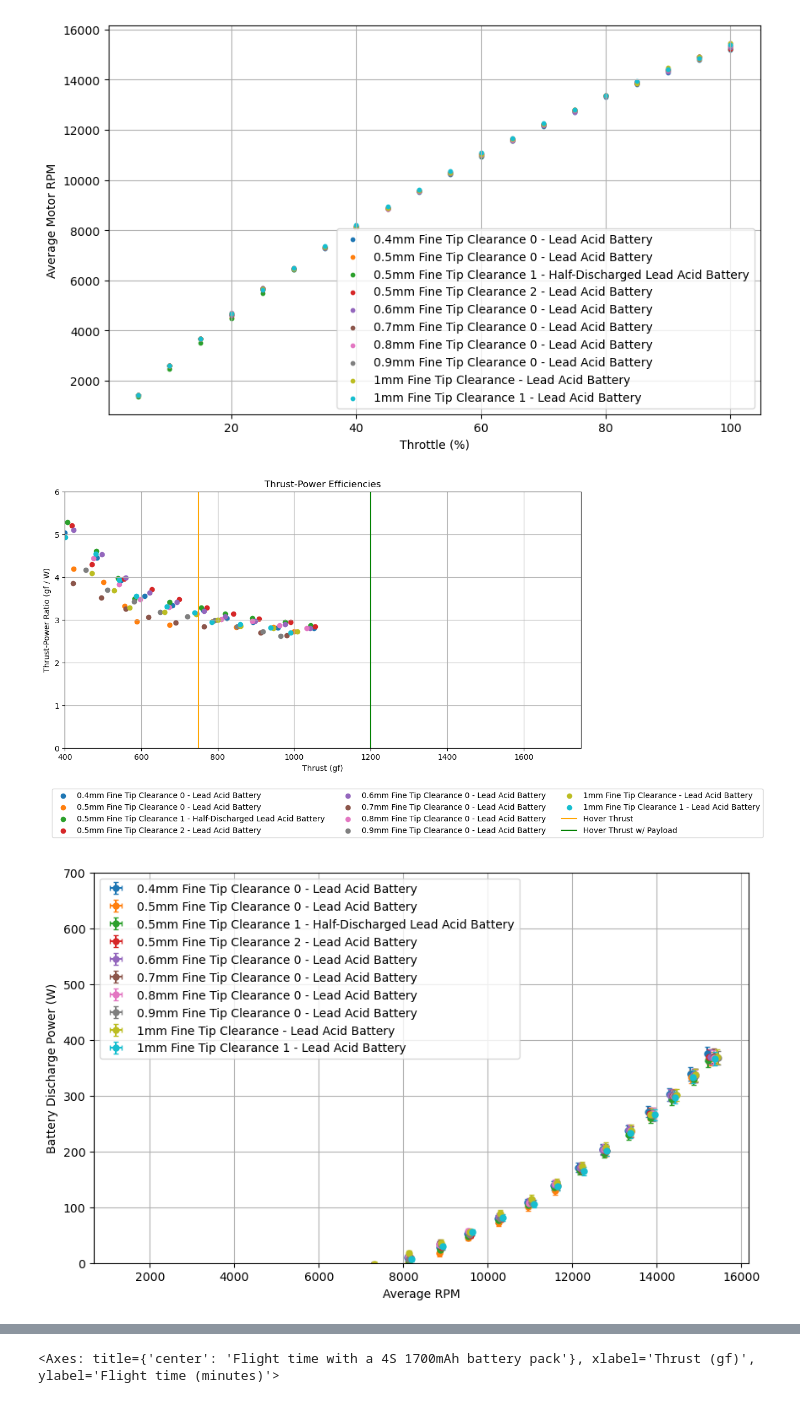
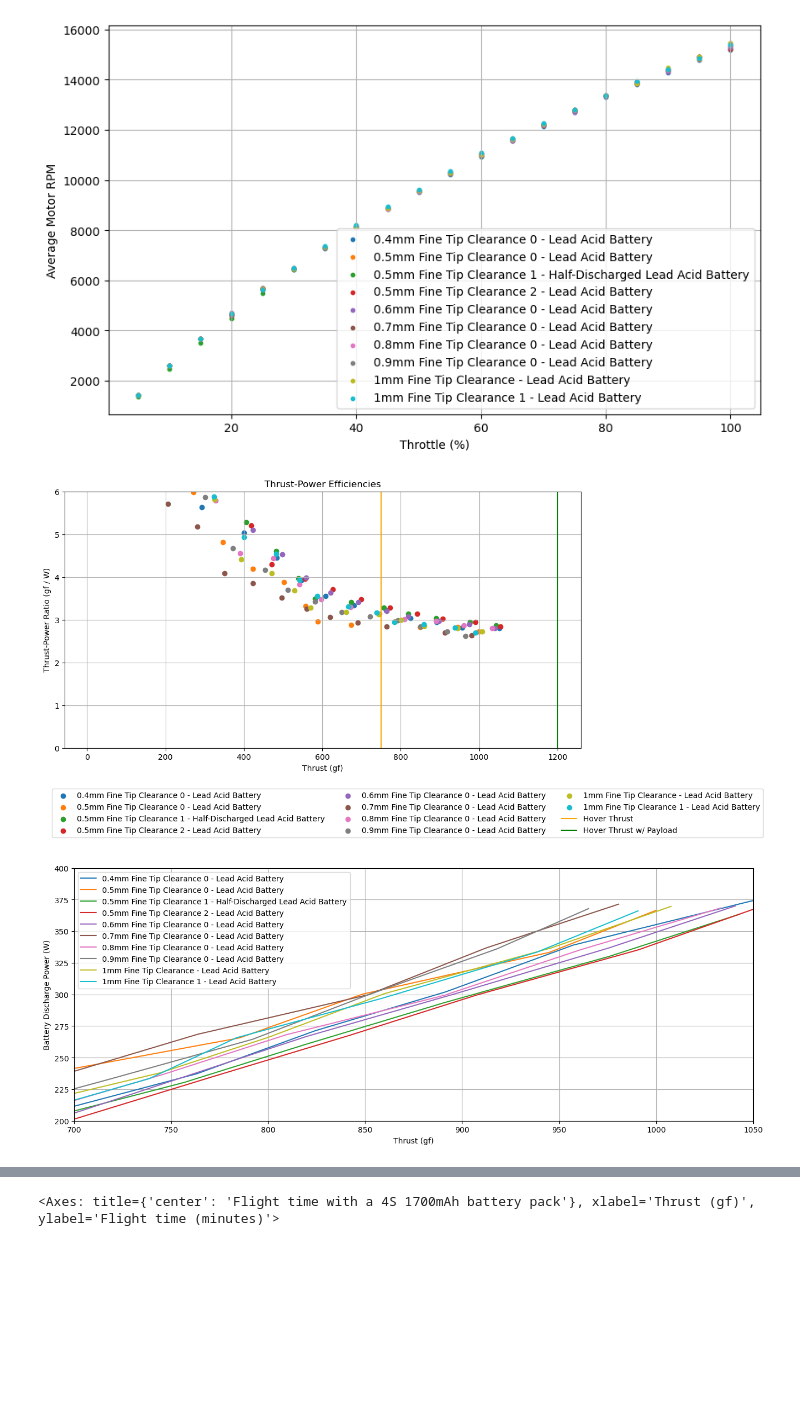
Before and after one commit to gtaharaedmonds/coaxial-drone, a Jupyter notebook: thrust_jig/test_runner/coarse_tip_clearance_experiment_notebook.ipynb, the cells around one changed output, grey strips where cells are left out. Saved outputs shown, nothing was run; the diff lists cells and outputs as text; code cells hidden in the pictures; blank space fills up the shorter version.

Commit message:
thrust validation testing

```diff
--- a/thrust_jig/test_runner/coarse_tip_clearance_experiment_notebook.ipynb
+++ b/thrust_jig/test_runner/coarse_tip_clearance_experiment_notebook.ipynb
@@ -375,7 +359,7 @@ for n, grp in df_thrust_power.groupby("test_name"):
     plt.scatter(x="thrust_mean_g", y="thrust_power_g_W", data=grp, label=n)
 plt.xlabel("Thrust (gf)")
 plt.ylabel("Thrust-Power Ratio (gf / W)")
-plt.xlim(400, 1750)
+# plt.xlim(400, 1750)
 plt.ylim(0,6)
 plt.axvline(hover_thrust_g, color="orange", label="Hover Thrust")
 plt.axvline(payload_thrust_g, color="g", label="Hover Thrust w/ Payload")
@@ -384,23 +368,24 @@ plt.legend(ncols=3, bbox_transform=fig.transFigure, bbox_to_anchor=(0.1, 0), loc
 plt.title("Thrust-Power Efficiencies")
 plt.show()
 # %% [output]
-[figure, old version]
+[figure, new version]
 # %%
-plt.figure(figsize=(10, 6))
+plt.figure(figsize=(16, 6))
 for n, grp in df_thrust_power.groupby("test_name"):
-    #plt.scatter(x="thrust_mean_g", y="batt_power_mean", data=grp, label=n, s=20)
-    plt.errorbar(x="rpm_avg", y="batt_power_mean", xerr="thrust_g_err", yerr="batt_power_err", label=n, data=grp, fmt='o', capsize=2, markersize=5)
-plt.xlabel("Average RPM")
+    # plt.scatter(x="thrust_mean_g", y="batt_power_mean", data=grp, label=n, s=10)
+    plt.plot(grp["thrust_mean_g"], grp["batt_power_mean"], label=n)
+    # plt.errorbar(x="rpm_avg", y="batt_power_mean", xerr="thrust_g_err", yerr="batt_power_err", label=n, data=grp, fmt='o', capsize=2, markersize=1)
+plt.xlabel("Thrust (gf)")
 plt.ylabel("Battery Discharge Power (W)")
-#plt.xlim(700, 1750)
-plt.ylim(0, 700)
+plt.xlim(700, 1050)
+plt.ylim(200, 400)
 plt.grid()
 #plt.axvline(hover_thrust_g, color="orange", label="Hover Thrust")
 #plt.axvline(payload_thrust_g, color="g", label="Hover Thrust w/ Payload")
 plt.legend()
 plt.show()
 # %% [output]
-[figure, old version]
+[figure, new version]
 # %%
 characteristic_thrust = pd.Index(
     [hover_thrust_g, payload_thrust_g], name="thrust_mean_g"
```
Also changed, not shown: parts of 1 cell of this notebook, 7 other files.
